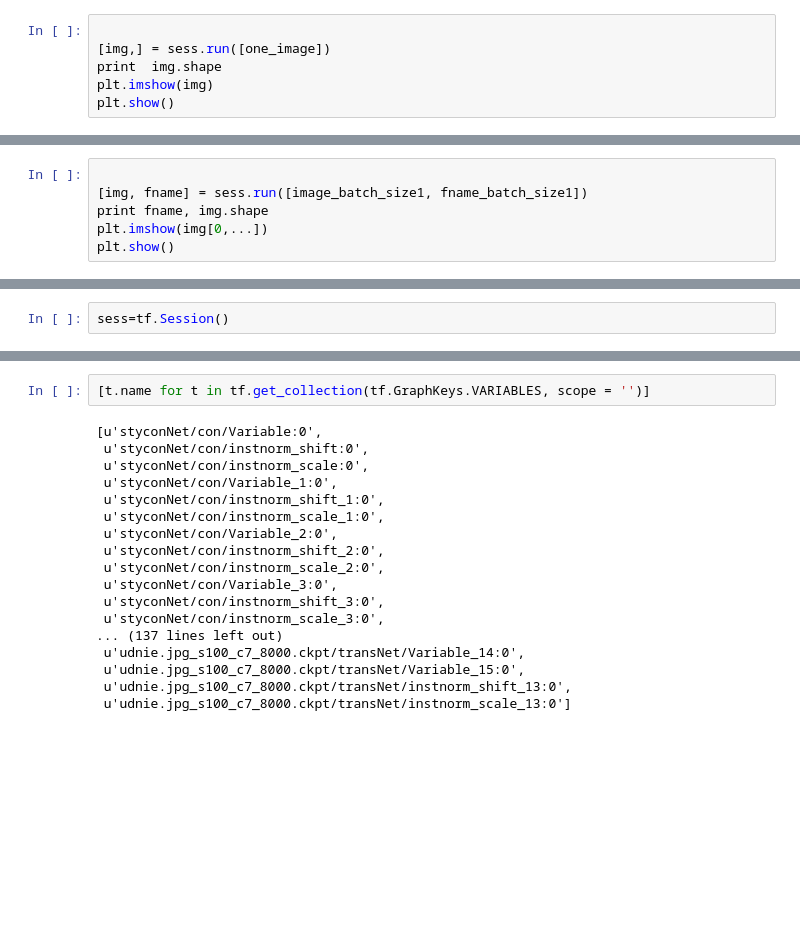
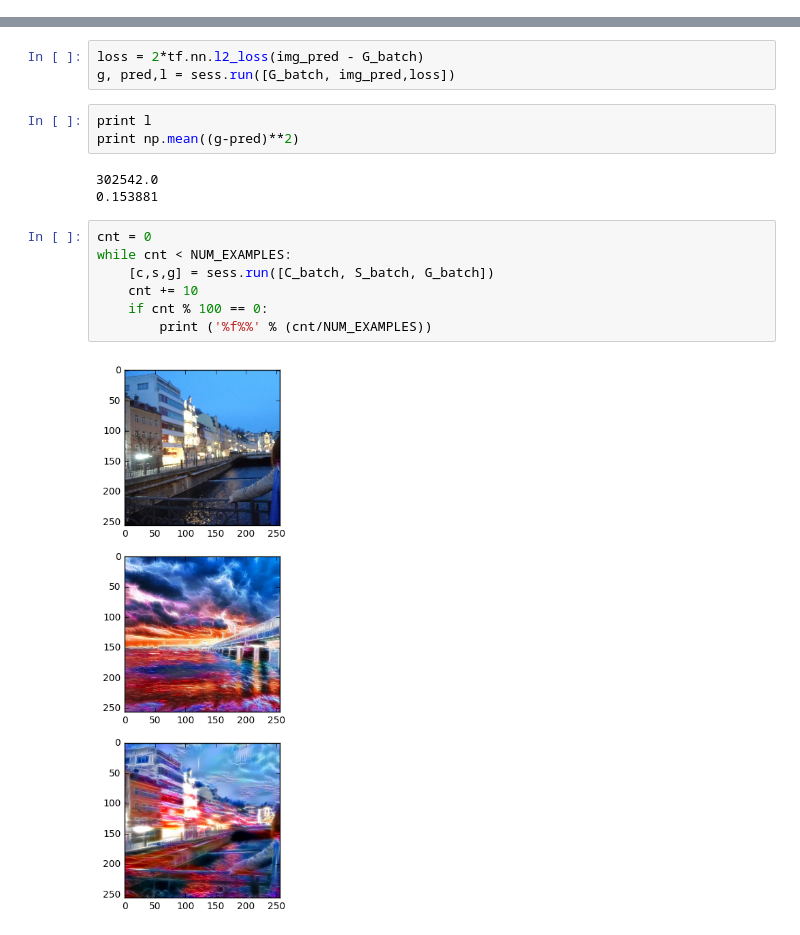
Before and after one commit to zerolocker/trainable-neural-style, a Jupyter notebook: tryfield.ipynb, the cells around one changed output, grey strips where cells are left out. Saved outputs shown, nothing was run; the diff lists cells and outputs as text; blank space fills up the shorter version.

```diff
--- a/tryfield.ipynb
+++ b/tryfield.ipynb
@@ -62,6 +46,0 @@ ValueError: All shapes must be fully defined: [TensorShape([Dimension(None), Dim
-# %%
-
-[img,] = sess.run([one_image])
-print  img.shape
-plt.imshow(img)
-plt.show()
@@ -71,6 +46,0 @@ plt.show()
-# %%
-
-[img, fname] = sess.run([image_batch_size1, fname_batch_size1])
-print fname, img.shape
-plt.imshow(img[0,...])
-plt.show()
@@ -103,2 +46,0 @@ conv layer, output size: [10, 256, 256, 3]
-# %%
-sess=tf.Session()
@@ -134,20 +47,18 @@ conv layer, output size: [10, 256, 256, 3]
-# %%
-[t.name for t in tf.get_collection(tf.GraphKeys.VARIABLES, scope = '')]
-# %% [output]
-[u'styconNet/con/Variable:0',
- u'styconNet/con/instnorm_shift:0',
- u'styconNet/con/instnorm_scale:0',
- u'styconNet/con/Variable_1:0',
- u'styconNet/con/instnorm_shift_1:0',
- u'styconNet/con/instnorm_scale_1:0',
- u'styconNet/con/Variable_2:0',
- u'styconNet/con/instnorm_shift_2:0',
- u'styconNet/con/instnorm_scale_2:0',
- u'styconNet/con/Variable_3:0',
- u'styconNet/con/instnorm_shift_3:0',
- u'styconNet/con/instnorm_scale_3:0',
-... (137 lines left out)
- u'udnie.jpg_s100_c7_8000.ckpt/transNet/Variable_14:0',
- u'udnie.jpg_s100_c7_8000.ckpt/transNet/Variable_15:0',
- u'udnie.jpg_s100_c7_8000.ckpt/transNet/instnorm_shift_13:0',
- u'udnie.jpg_s100_c7_8000.ckpt/transNet/instnorm_scale_13:0']
+# %%
+loss = 2*tf.nn.l2_loss(img_pred - G_batch)
+g, pred,l = sess.run([G_batch, img_pred,loss])
+# %%
+print l
+print np.mean((g-pred)**2)
+# %% [output]
+302542.0
+0.153881
+# %%
+cnt = 0
+while cnt < NUM_EXAMPLES:
+    [c,s,g] = sess.run([C_batch, S_batch, G_batch])
+    cnt += 10
+    if cnt % 100 == 0:
+        print ('%f%%' % (cnt/NUM_EXAMPLES))
+# %% [output]
+[figure, added]
```
Also changed, not shown: parts of 12 cells of this notebook, 6 other files.
